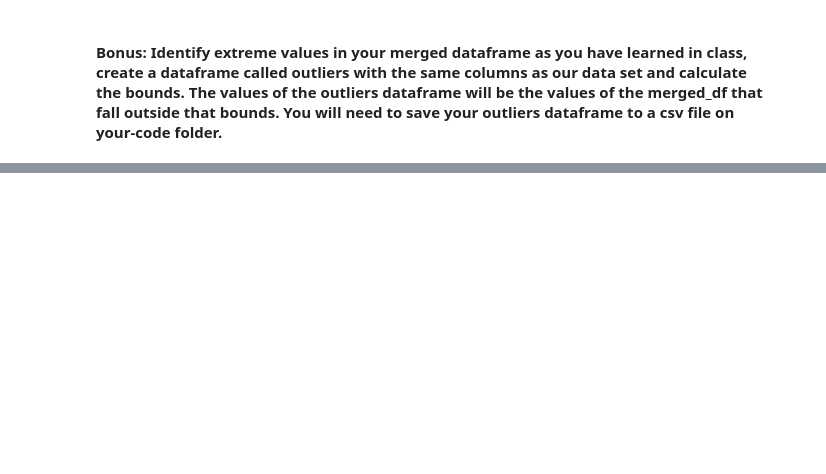
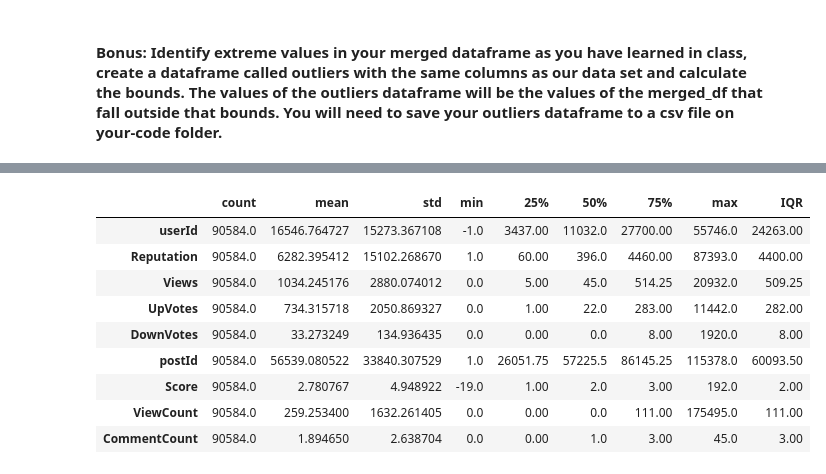
Before and after one commit to miguelmaragon/dataptmad1019, a Jupyter notebook: module-1/lab-data_cleaning/your-code/main.ipynb, the cells around one changed output, grey strips where cells are left out. Saved outputs shown, nothing was run; the diff lists cells and outputs as text; code cells hidden in the pictures; blank space fills up the shorter version.

```diff
--- a/module-1/lab-data_cleaning/your-code/main.ipynb
+++ b/module-1/lab-data_cleaning/your-code/main.ipynb
@@ -162,0 +154,15 @@ merge_user.describe()
+# %%
+stats = merge_user.describe().T
+stats['IQR'] = stats['75%']-stats['25%']
+stats
+# %% [output]
+|  | count | mean | std | min | 25% | 50% | 75% | max | IQR |
+| userId | 90584.0 | 16546.764727 | 15273.367108 | -1.0 | 3437.00 | 11032.0 | 27700.00 | 55746.0 | 24263.00 |
+| Reputation | 90584.0 | 6282.395412 | 15102.268670 | 1.0 | 60.00 | 396.0 | 4460.00 | 87393.0 | 4400.00 |
+| Views | 90584.0 | 1034.245176 | 2880.074012 | 0.0 | 5.00 | 45.0 | 514.25 | 20932.0 | 509.25 |
+| UpVotes | 90584.0 | 734.315718 | 2050.869327 | 0.0 | 1.00 | 22.0 | 283.00 | 11442.0 | 282.00 |
+| DownVotes | 90584.0 | 33.273249 | 134.936435 | 0.0 | 0.00 | 0.0 | 8.00 | 1920.0 | 8.00 |
+| postId | 90584.0 | 56539.080522 | 33840.307529 | 1.0 | 26051.75 | 57225.5 | 86145.25 | 115378.0 | 60093.50 |
+| Score | 90584.0 | 2.780767 | 4.948922 | -19.0 | 1.00 | 2.0 | 3.00 | 192.0 | 2.00 |
+| ViewCount | 90584.0 | 259.253400 | 1632.261405 | 0.0 | 0.00 | 0.0 | 111.00 | 175495.0 | 111.00 |
+| CommentCount | 90584.0 | 1.894650 | 2.638704 | 0.0 | 0.00 | 1.0 | 3.00 | 45.0 | 3.00 |
```
Also changed, not shown: parts of 4 cells of this notebook, 3 other files.
